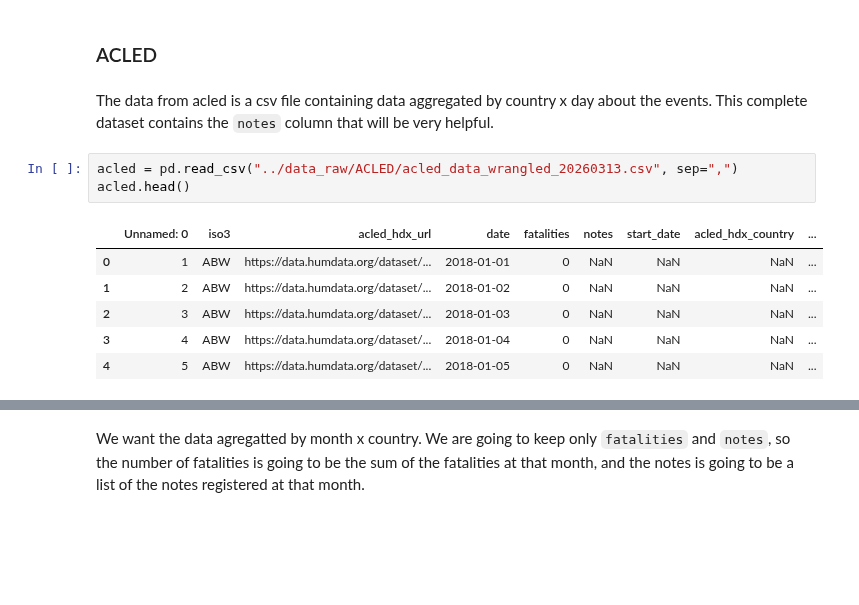
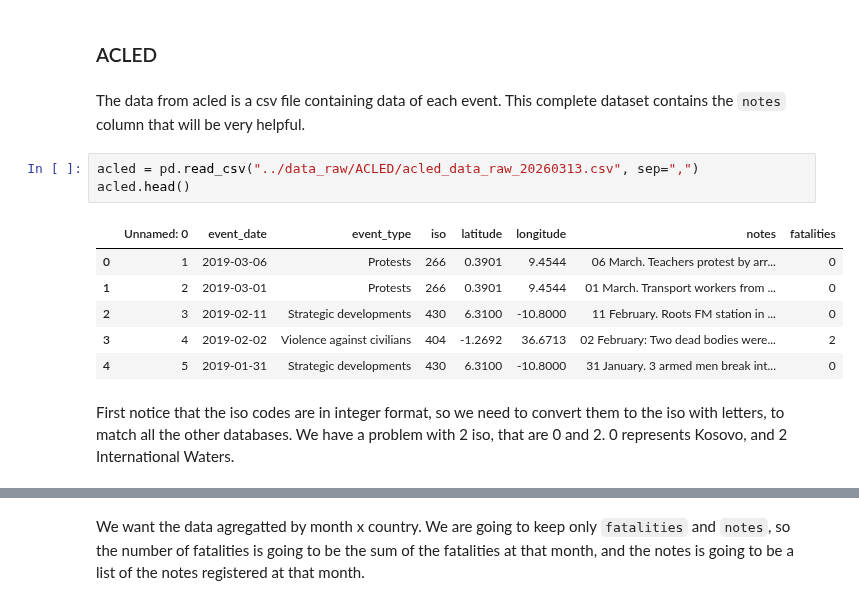
Before and after one commit to gallagelpi/Master_thesis, a Jupyter notebook: pipeline/preprocessing.ipynb, the cells around one changed output, grey strips where cells are left out. Cells and saved outputs as stored; diff of their text form; blank space fills up the shorter version.

Commit message:
with uploaded data

```diff
--- a/pipeline/preprocessing.ipynb
+++ b/pipeline/preprocessing.ipynb
@@ -284,14 +278,16 @@ idmc.head()
 # %% [markdown]
 ### ACLED
 # %% [markdown]
-The data from acled is a csv file containing data aggregated by country x day about the events. This complete dataset contains the `notes` column that will be very helpful.
+The data from acled is a csv file containing data of each event. This complete dataset contains the `notes` column that will be very helpful.
 # %%
-acled = pd.read_csv("../data_raw/ACLED/acled_data_wrangled_20260313.csv", sep=",")
+acled = pd.read_csv("../data_raw/ACLED/acled_data_raw_20260313.csv", sep=",")
 acled.head()
 # %% [output]
-|  | Unnamed: 0 | iso3 | acled_hdx_url | date | fatalities | notes | start_date | acled_hdx_country | ... |
-| 0 | 1 | ABW | https://data.humdata.org/dataset/... | 2018-01-01 | 0 | NaN | NaN | NaN | ... |
-| 1 | 2 | ABW | https://data.humdata.org/dataset/... | 2018-01-02 | 0 | NaN | NaN | NaN | ... |
-| 2 | 3 | ABW | https://data.humdata.org/dataset/... | 2018-01-03 | 0 | NaN | NaN | NaN | ... |
-| 3 | 4 | ABW | https://data.humdata.org/dataset/... | 2018-01-04 | 0 | NaN | NaN | NaN | ... |
-| 4 | 5 | ABW | https://data.humdata.org/dataset/... | 2018-01-05 | 0 | NaN | NaN | NaN | ... |
+|  | Unnamed: 0 | event_date | event_type | iso | latitude | longitude | notes | fatalities |
+| 0 | 1 | 2019-03-06 | Protests | 266 | 0.3901 | 9.4544 | 06 March. Teachers protest by arr... | 0 |
+| 1 | 2 | 2019-03-01 | Protests | 266 | 0.3901 | 9.4544 | 01 March. Transport workers from ... | 0 |
+| 2 | 3 | 2019-02-11 | Strategic developments | 430 | 6.3100 | -10.8000 | 11 February. Roots FM station in ... | 0 |
+| 3 | 4 | 2019-02-02 | Violence against civilians | 404 | -1.2692 | 36.6713 | 02 February: Two dead bodies were... | 2 |
+| 4 | 5 | 2019-01-31 | Strategic developments | 430 | 6.3100 | -10.8000 | 31 January. 3 armed men break int... | 0 |
+# %% [markdown]
+First notice that the iso codes are in integer format, so we need to convert them to the iso with letters, to match all the other databases. We have a problem with 2 iso, that are 0 and 2. 0 represents Kosovo, and 2 International Waters.
```
Also changed, not shown: parts of 12 cells of this notebook, 2 other files.
